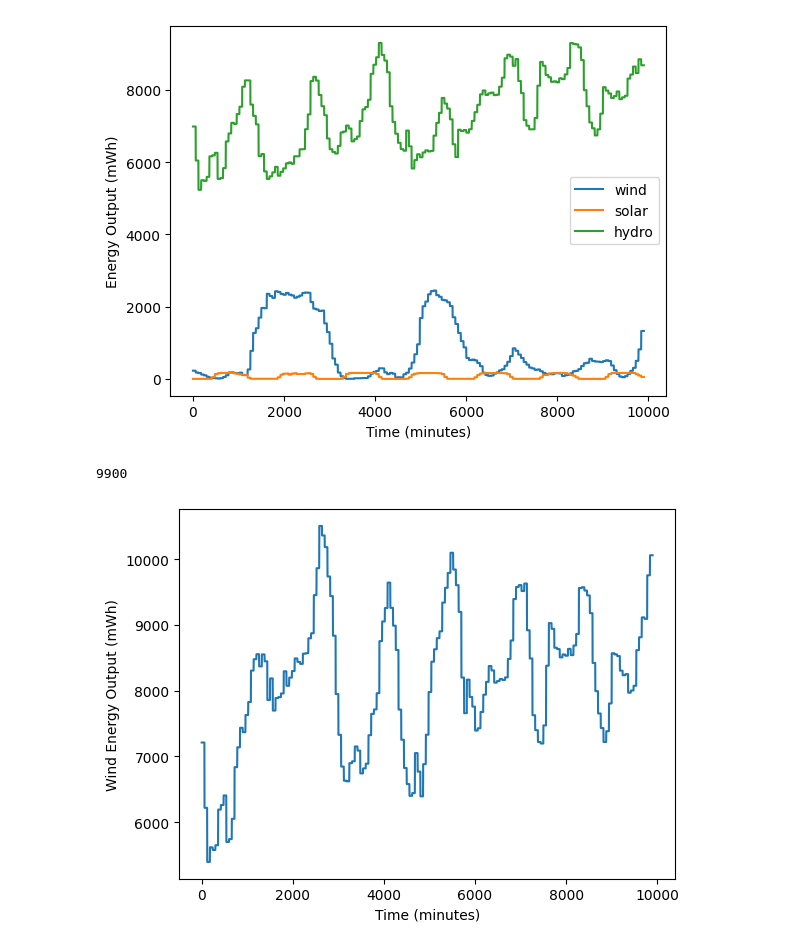
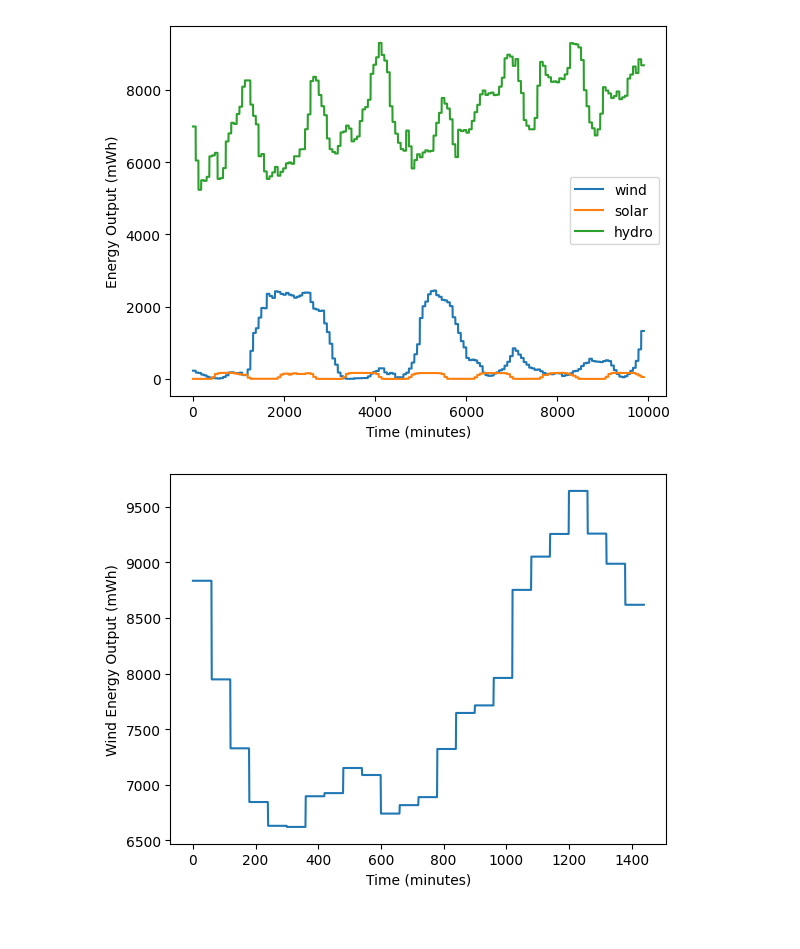
Before and after one commit to calebtheeardley/PeakDemanMinimizationAboveAResourceCurve, a Jupyter notebook: Code/Data Visualization/renewable_data.visualization.ipynb, the cells around one changed output. Drawn from its saved outputs; the diff is of its cells as text; code cells hidden in the pictures.

```diff
--- a/Code/Data Visualization/renewable_data.visualization.ipynb
+++ b/Code/Data Visualization/renewable_data.visualization.ipynb
@@ -45,18 +45,19 @@ plt.show()
 # %%
 total = []
 for i in range(165 * 60):
     sum = wind_energy_7_days[i] + solar_energy_7_days[i] + hydro_energy_7_days[i]
     total.append(sum)
 
-x_values = np.array([i for i in range(165 * 60)])
-total_graph_yvalues = np.array(total)
+day = 2
+
+x_values = np.array([i for i in range(24 * 60)])
+total_graph_yvalues = np.array(total[(day*24) * 60:(day+1) * 24 * 60])
 
 plt.plot(x_values, total_graph_yvalues)
 
 plt.xlabel("Time (minutes)")
 plt.ylabel("Wind Energy Output (mWh)")
 
 plt.show()
 # %% [output]
-9900
-[figure, old version]
+[figure, new version]
```
Also changed, not shown: 3 other files.
